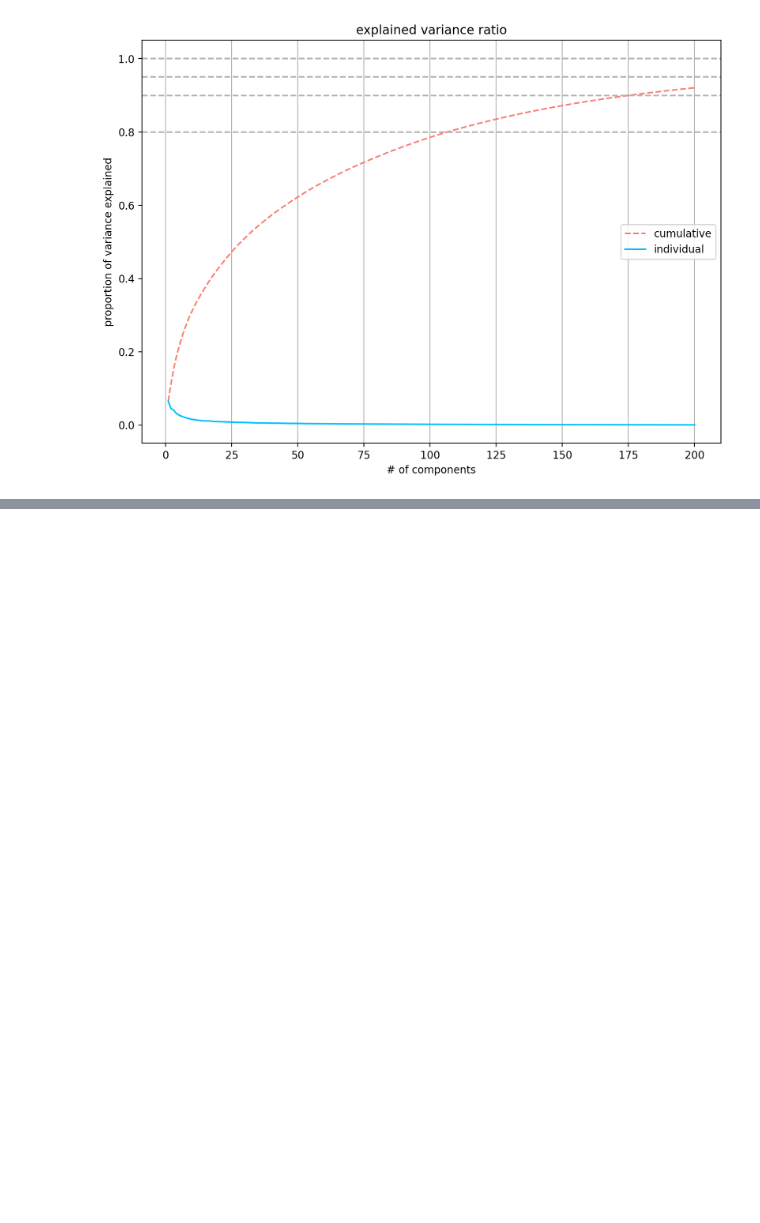
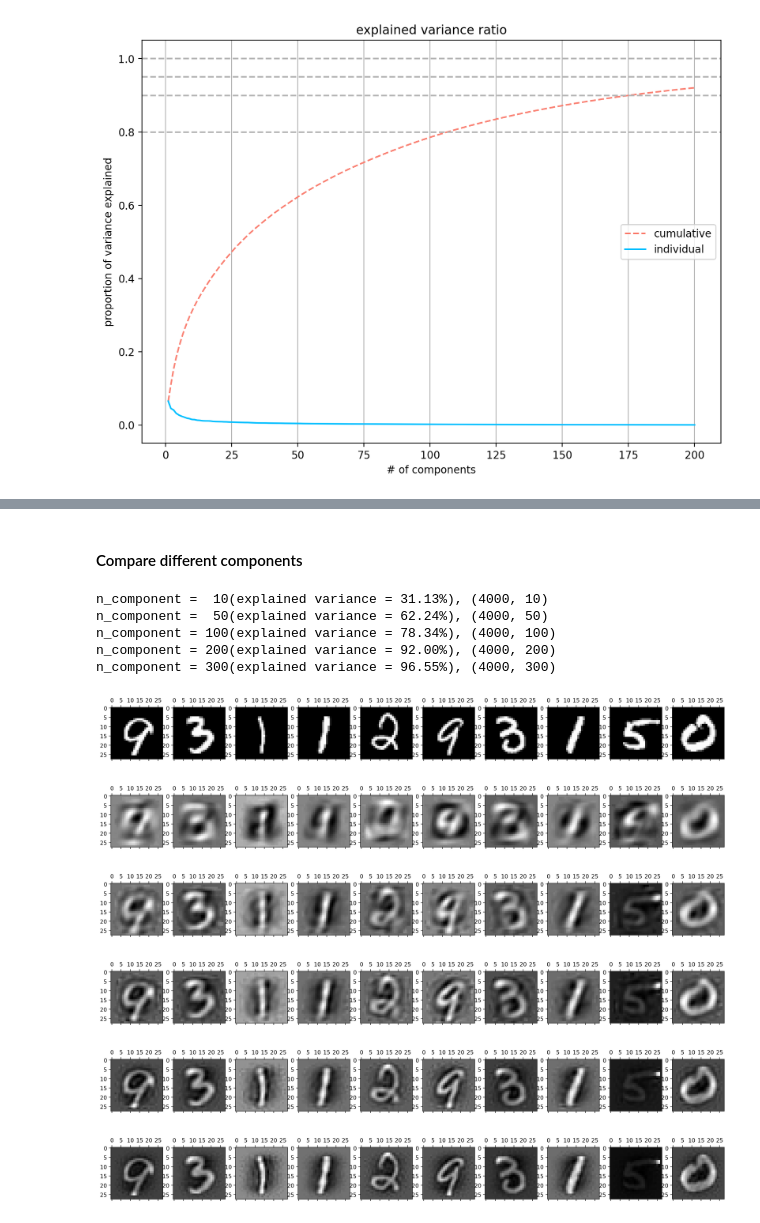
Before and after one commit to pNatTueku/ml_learning_with_ajprasertcbs, a Jupyter notebook: notebooks/pca_visualize_and_classify_mnist_hanfdwritten_img.ipynb, the cells around one changed output, grey strips where cells are left out. Drawn from its saved outputs; the diff is of its cells as text; code cells hidden in the pictures; blank space fills up the shorter version.

```diff
--- a/notebooks/pca_visualize_and_classify_mnist_hanfdwritten_img.ipynb
+++ b/notebooks/pca_visualize_and_classify_mnist_hanfdwritten_img.ipynb
@@ -266,0 +405,45 @@ scree_plot(X_train, 200, True, False)
+# %% [markdown]
+#### Compare different components
+# %%
+# create a functin to compare different components
+
+def plot_varying_components(dfX, n_img = 10, n_components = [10, 20, 30, 50, 100, 200, 300], img_shape = (28, 28)):
+    '''
+    แสดง image ที่สร้างจาก pca ที่ n_components ต่าง ๆ กัน
+    '''
+    img_height = img_shape[0]
+    img_width = img_shape[1]
+
+    X_train = dfX
+    scaler = StandardScaler() # Fit on training set only.
+    scaler.fit(X_train) # Apply transform
+
+    XT=X_train.to_numpy() # original X_train
+
+    fig, ax = plt.subplots(1, n_img, figsize = (20, 4))
+    [ax[i].matshow(XT[i].reshape(img_height, img_width), cmap = 'gray') for i in range(n_img)];
+
+    for n_component in n_components:
+        X_train_t = scaler.transform(X_train)
+        # If 0 < n_components < 1 and svd_solver == 'full',
+        # select the number of components such that the amount of variance that needs to be explained is greater than the percentage specified by n_components.
+        pca = PCA(n_components = n_component)
+        X_train_pca = pca.fit_transform(X_train_t)  # Apply dimensionality reduction to X_train_t
+        print(f'n_component = {n_component:3}(explained variance = {np.sum(pca.explained_variance_ratio_)*100:.2f}%), {X_train_pca.shape}')
+        XP = np.dot(X_train_pca, pca.components_) # matrix A x B
+        fig, ax = plt.subplots(1, n_img, figsize=(20, 4))
+        [ax[i].matshow(XP[i].reshape(img_height, img_width), cmap = 'gray') for i in range(n_img)]
+# %%
+plot_varying_components(X_train, 10, [10, 50, 100, 200, 300], (28, 28))
+# %% [output]
+n_component =  10(explained variance = 31.13%), (4000, 10)
+n_component =  50(explained variance = 62.24%), (4000, 50)
+n_component = 100(explained variance = 78.34%), (4000, 100)
+n_component = 200(explained variance = 92.00%), (4000, 200)
+n_component = 300(explained variance = 96.55%), (4000, 300)
+[figure, added]
+[figure, added]
+[figure, added]
+[figure, added]
+[figure, added]
+[figure, added]
```
Also changed, not shown: parts of 33 cells of this notebook.
